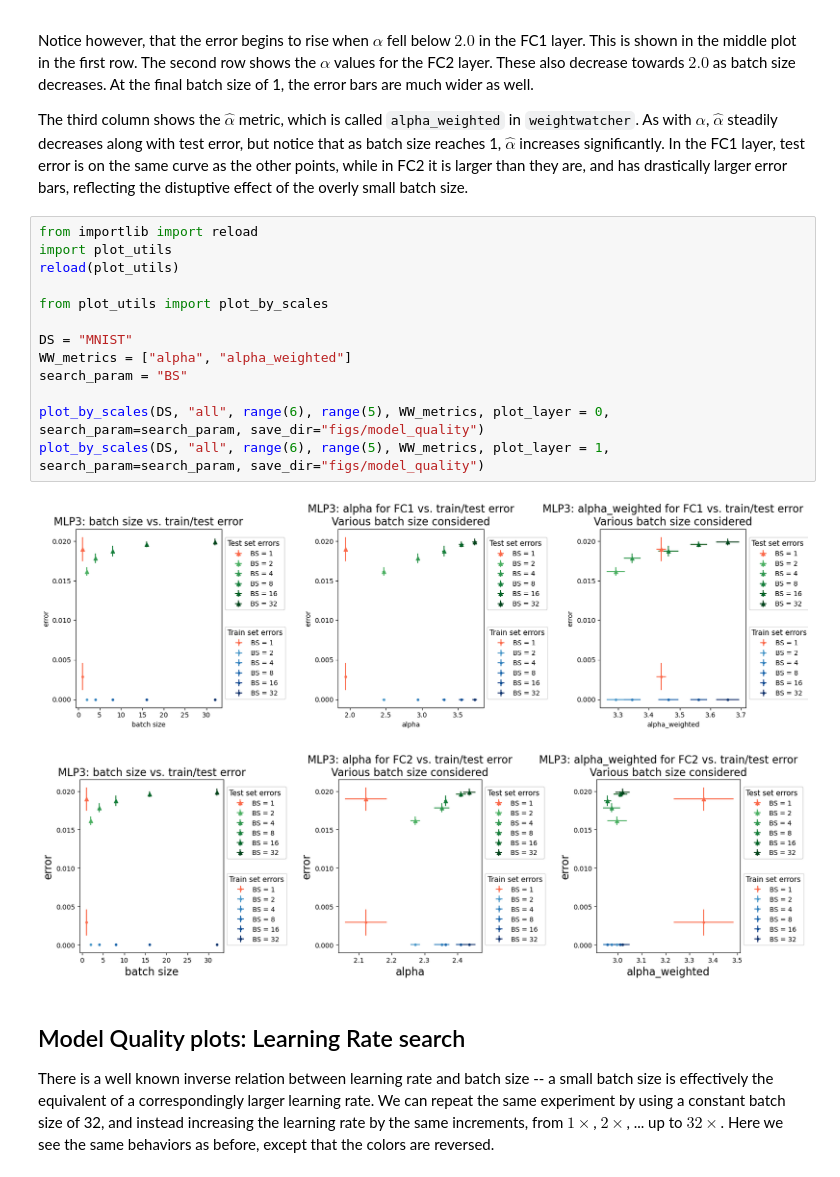
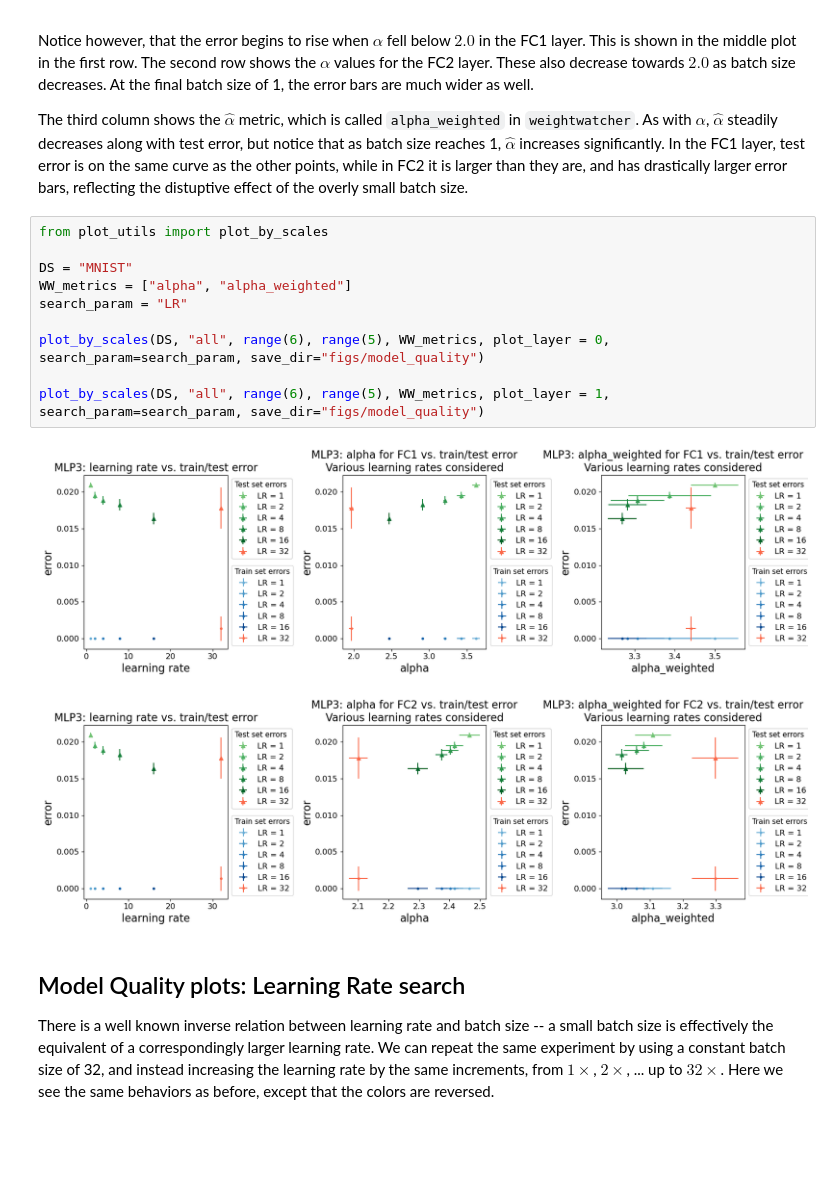
Before and after one commit to charlesmartin14/SETOL_experiments, a Jupyter notebook: notebooks/WW_MLP3_Analysis_Model_Quality.ipynb, the cells around one changed output. Cells and saved outputs as stored; diff of their text form; blank space fills up the shorter version.

```diff
--- a/notebooks/WW_MLP3_Analysis_Model_Quality.ipynb
+++ b/notebooks/WW_MLP3_Analysis_Model_Quality.ipynb
@@ -34,21 +34,18 @@ Notice however, that the error begins to rise when $\alpha$ fell below $2.0$ in
 
 The third column shows the $\hat{\alpha}$ metric, which is called `alpha_weighted` in `weightwatcher`. As with $\alpha$, $\hat{\alpha}$ steadily decreases along with test error, but notice that as batch size reaches 1, $\hat{\alpha}$ increases significantly. In the FC1 layer, test error is on the same curve as the other points, while in FC2 it is larger than they are, and has drastically larger error bars, reflecting the distuptive effect of the overly small batch size.
 # %%
-from importlib import reload
-import plot_utils
-reload(plot_utils)
-
 from plot_utils import plot_by_scales
 
 DS = "MNIST"
 WW_metrics = ["alpha", "alpha_weighted"]
-search_param = "BS"
+search_param = "LR"
 
 plot_by_scales(DS, "all", range(6), range(5), WW_metrics, plot_layer = 0, search_param=search_param, save_dir="figs/model_quality")
+
 plot_by_scales(DS, "all", range(6), range(5), WW_metrics, plot_layer = 1, search_param=search_param, save_dir="figs/model_quality")
 # %% [output]
-[figure, old version]
+[figure, new version]
-[figure, old version]
+[figure, new version]
 # %% [markdown]
 ## Model Quality plots: Learning Rate search
 
```
Also changed, not shown: parts of 4 cells of this notebook, 1 other file.
